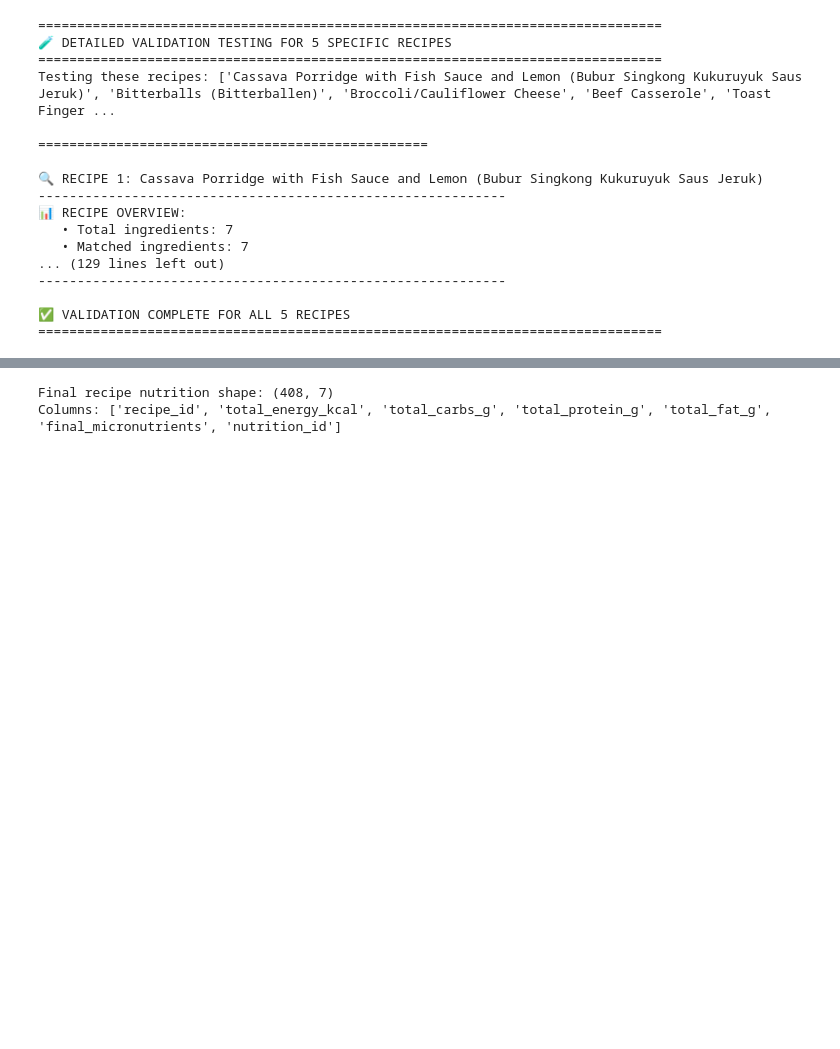
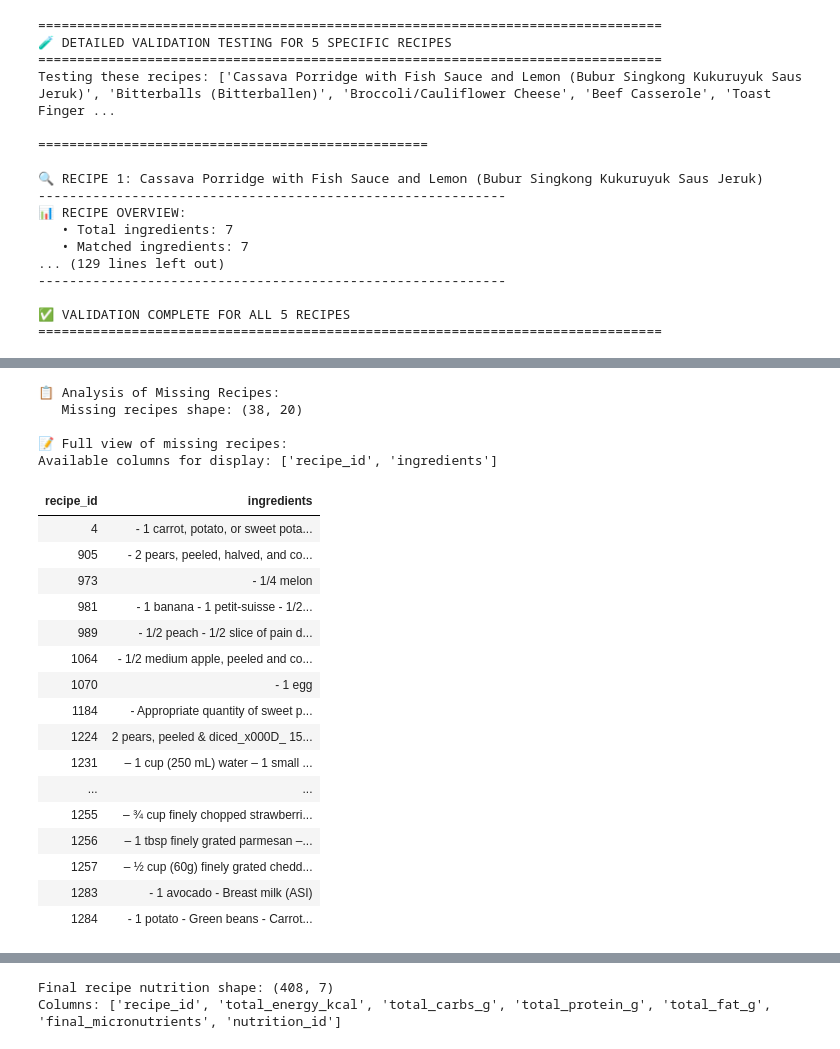
Before and after one commit to itshelena07/baby_food_recom_ai, a Jupyter notebook: 01_DataPreprocessing/pre-processing.ipynb, the cells around one changed output, grey strips where cells are left out. Saved outputs shown, nothing was run; the diff lists cells and outputs as text; code cells hidden in the pictures; blank space fills up the shorter version.

```diff
--- a/01_DataPreprocessing/pre-processing.ipynb
+++ b/01_DataPreprocessing/pre-processing.ipynb
@@ -7411,0 +7713,23 @@ Testing these recipes: ['Cassava Porridge with Fish Sauce and Lemon (Bubur Singk
+# %%
+# 🔍 ANALYZING MISSING RECIPES FROM NUTRITION DATA
+print("🔍 ANALYZING MISSING RECIPES FROM NUTRITION DATA")
+print("=" * 60)
+
+# Get recipe IDs from both datasets
+print(f"📊 Total recipes shape: {recipes.shape}")
+print(f"📊 Total nutrition records shape: {combined_df.shape}")
+
+# Get recipe IDs from both datasets
+recipes_ids = set(recipes['recipe_id'].unique())
+nutrition_recipe_ids = set(combined_df['recipe_id'].unique())
+
+print(f"\n📈 Recipe Statistics:")
+print(f"   Total recipes: {len(recipes_ids)}")
+print(f"   Recipes with nutrition: {len(nutrition_recipe_ids)}")
+print(f"   Missing recipes: {len(recipes_ids) - len(nutrition_recipe_ids)}")
+
+# Find missing recipe IDs
+missing_recipe_ids = recipes_ids - nutrition_recipe_ids
+print(f"\n❌ Missing Recipe IDs ({len(missing_recipe_ids)} recipes):")
+missing_recipe_ids_sorted = sorted(list(missing_recipe_ids))
+print(f"   {missing_recipe_ids_sorted}")
@@ -7411,0 +7749,42 @@ Testing these recipes: ['Cassava Porridge with Fish Sauce and Lemon (Bubur Singk
+# %%
+# Set display options to show full content of columns
+pd.set_option('display.max_colwidth', None)  # Show full content of all columns
+pd.set_option('display.width', None)         # Auto-adjust display width
+
+# Analyze the missing recipes
+if len(missing_recipe_ids) > 0:
+    missing_recipes = recipes[recipes['recipe_id'].isin(missing_recipe_ids)].copy()
+    print(f"\n📋 Analysis of Missing Recipes:")
+    print(f"   Missing recipes shape: {missing_recipes.shape}")
+
+    # Show full view of missing recipes
+    print(f"\n📝 Full view of missing recipes:")
+    display_cols = ['recipe_id', 'food_name', 'origin_country', 'age_range', 'ingredients']
+    available_cols = [col for col in display_cols if col in missing_recipes.columns]
+    print(f"Available columns for display: {available_cols}")
+
+    if len(available_cols) > 0:
+        display(missing_recipes[available_cols].style.hide(axis="index"))
+# %% [output]
+📋 Analysis of Missing Recipes:
+   Missing recipes shape: (38, 20)
+
+📝 Full view of missing recipes:
+Available columns for display: ['recipe_id', 'ingredients']
+| recipe_id | ingredients |
+| 4 | - 1 carrot, potato, or sweet pota... |
+| 905 | - 2 pears, peeled, halved, and co... |
+| 973 | - 1/4 melon |
+| 981 | - 1 banana - 1 petit-suisse - 1/2... |
+| 989 | - 1/2 peach - 1/2 slice of pain d... |
+| 1064 | - 1/2 medium apple, peeled and co... |
+| 1070 | - 1 egg |
+| 1184 | - Appropriate quantity of sweet p... |
+| 1224 | 2 pears, peeled & diced_x000D_ 15... |
+| 1231 | – 1 cup (250 mL) water – 1 small ... |
+| ... | ... |
+| 1255 | – ¾ cup finely chopped strawberri... |
+| 1256 | – 1 tbsp finely grated parmesan –... |
+| 1257 | – ½ cup (60g) finely grated chedd... |
+| 1283 | - 1 avocado - Breast milk (ASI) |
+| 1284 | - 1 potato - Green beans - Carrot... |
```
Also changed, not shown: parts of 41 cells of this notebook.
